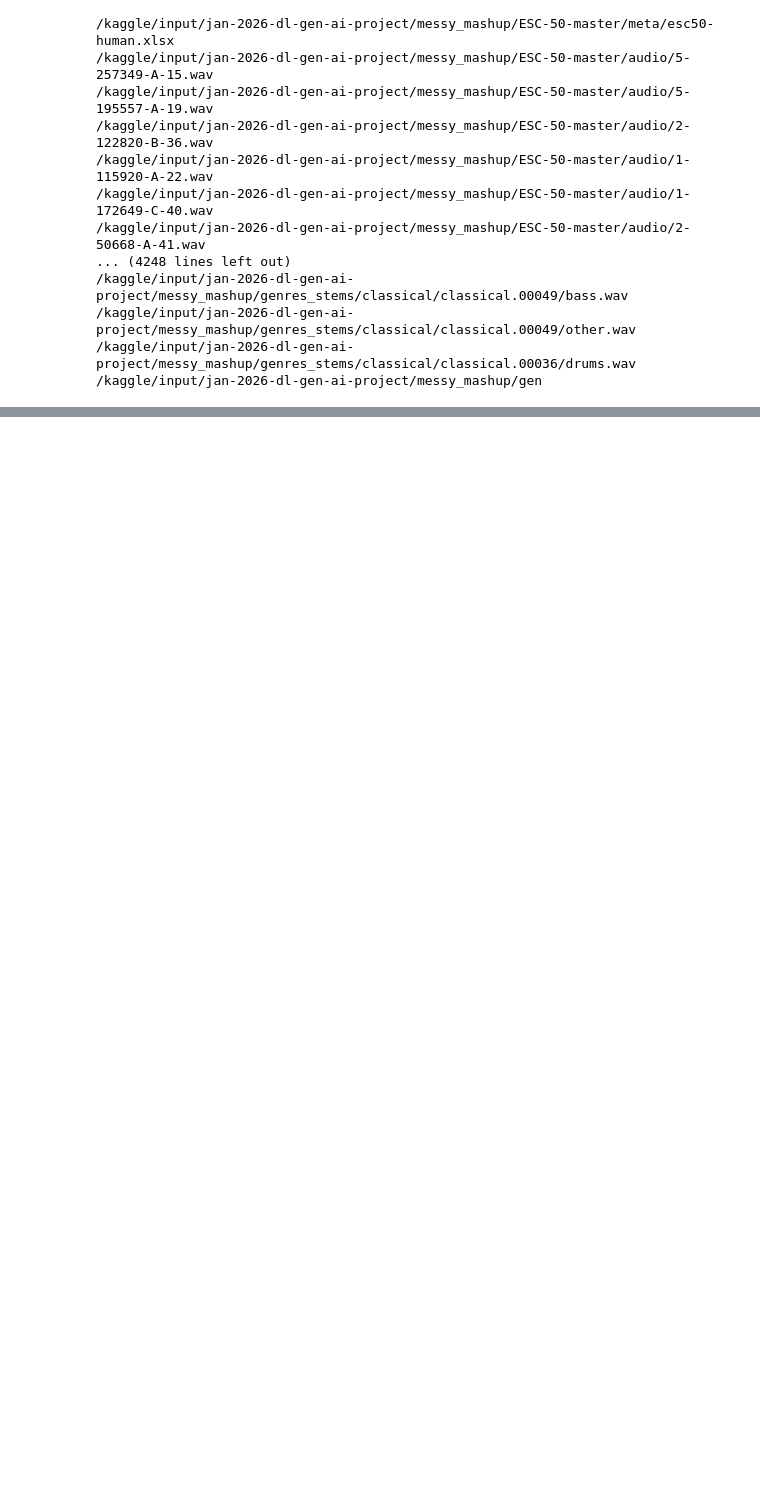
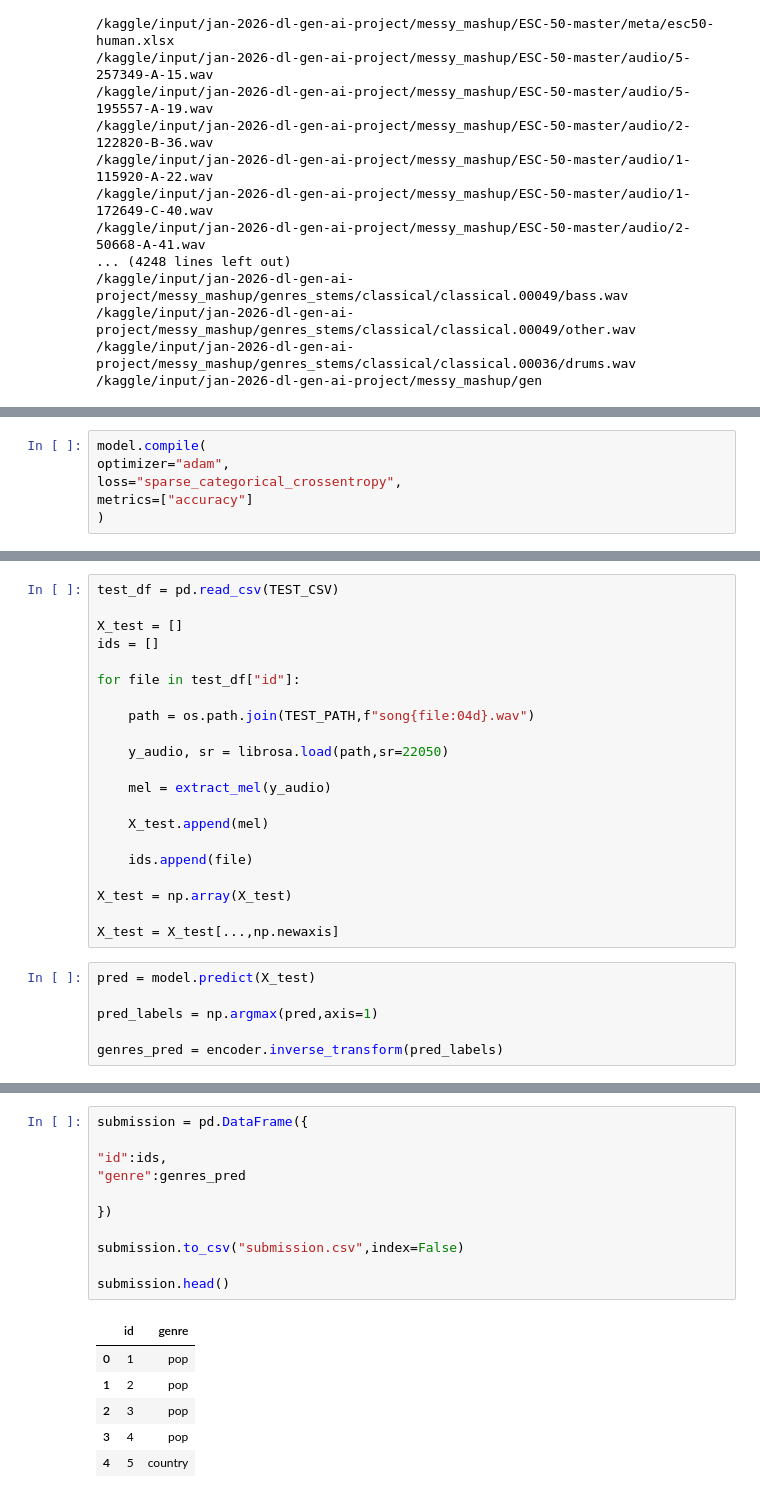
Before and after one commit to Chinni1904/DL_GenAI_Jan2026, a Jupyter notebook: dl-23ds3000191-notebook-t12026.ipynb, the cells around one changed output, grey strips where cells are left out. Cells and saved outputs as stored; diff of their text form; blank space fills up the shorter version.

```diff
--- a/dl-23ds3000191-notebook-t12026.ipynb
+++ b/dl-23ds3000191-notebook-t12026.ipynb
@@ -36,0 +234,6 @@ for dirname, _, filenames in os.walk('/kaggle/input'):
+# %%
+model.compile(
+optimizer="adam",
+loss="sparse_categorical_crossentropy",
+metrics=["accuracy"]
+)
@@ -36,0 +291,27 @@ for dirname, _, filenames in os.walk('/kaggle/input'):
+# %%
+test_df = pd.read_csv(TEST_CSV)
+
+X_test = []
+ids = []
+
+for file in test_df["id"]:
+
+    path = os.path.join(TEST_PATH,f"song{file:04d}.wav")
+
+    y_audio, sr = librosa.load(path,sr=22050)
+
+    mel = extract_mel(y_audio)
+
+    X_test.append(mel)
+
+    ids.append(file)
+
+X_test = np.array(X_test)
+
+X_test = X_test[...,np.newaxis]
+# %%
+pred = model.predict(X_test)
+
+pred_labels = np.argmax(pred,axis=1)
+
+genres_pred = encoder.inverse_transform(pred_labels)
@@ -36,0 +320,18 @@ for dirname, _, filenames in os.walk('/kaggle/input'):
+# %%
+submission = pd.DataFrame({
+
+"id":ids,
+"genre":genres_pred
+
+})
+
+submission.to_csv("submission.csv",index=False)
+
+submission.head()
+# %% [output]
+|  | id | genre |
+| 0 | 1 | pop |
+| 1 | 2 | pop |
+| 2 | 3 | pop |
+| 3 | 4 | pop |
+| 4 | 5 | country |
```
Also changed, not shown: parts of 15 cells of this notebook.
